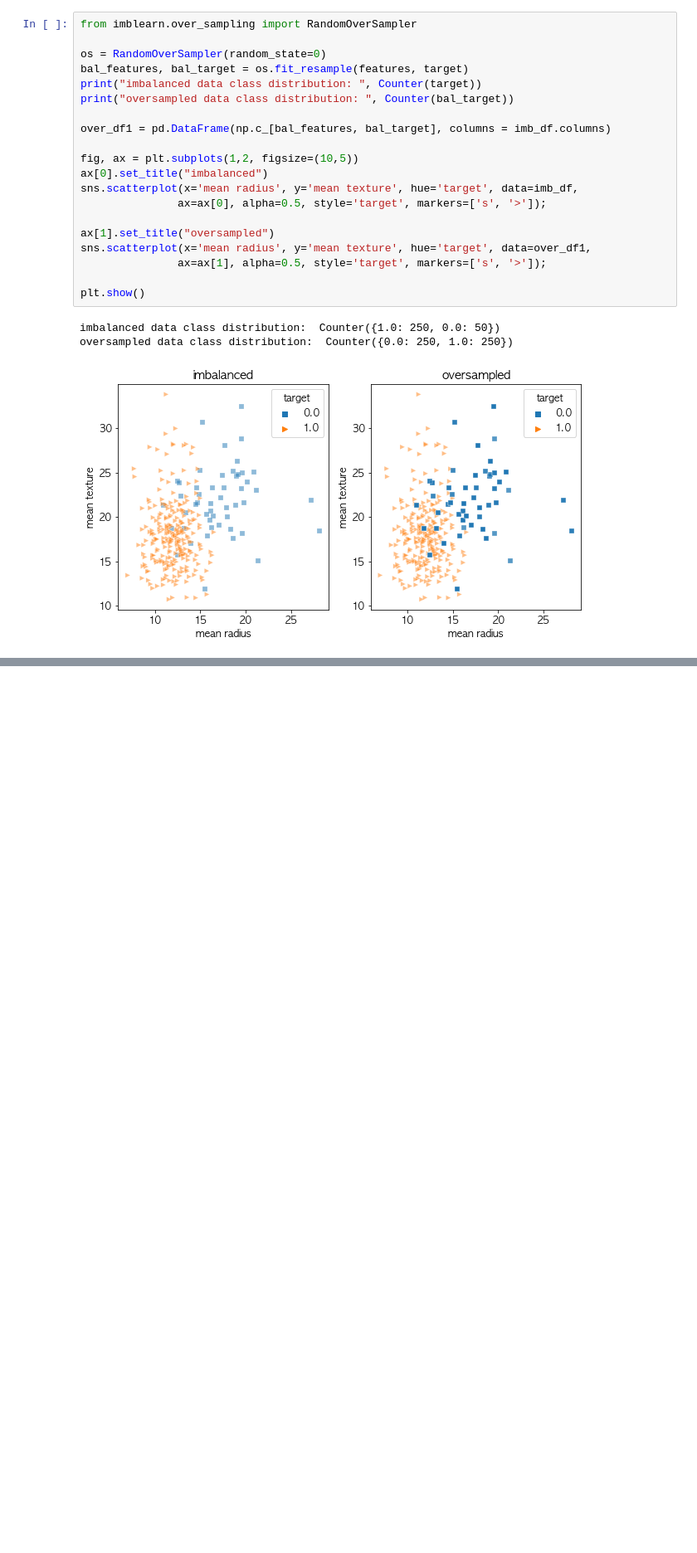
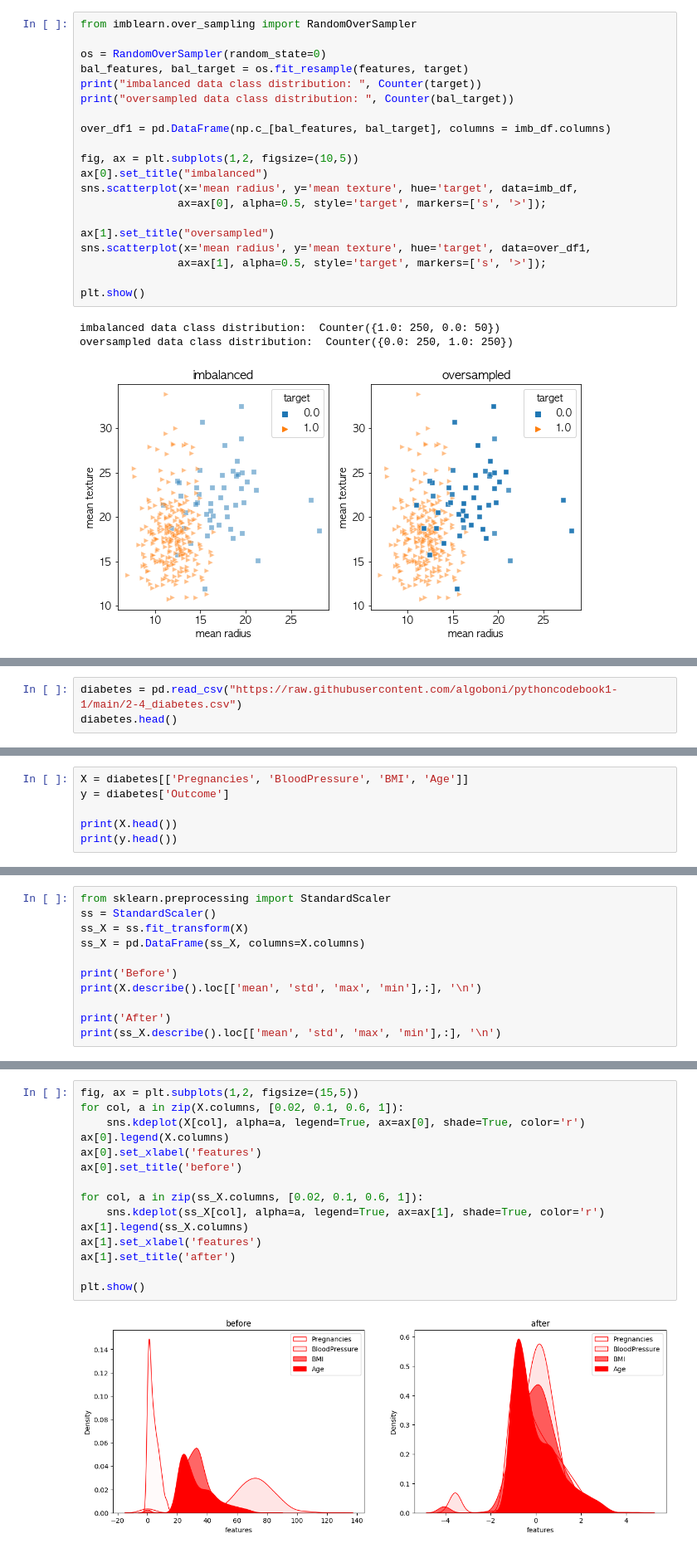
Before and after one commit to klee30810/ADP-study, a Jupyter notebook: stats/codebook/Chap 02. Preprocessing.ipynb, the cells around one changed output, grey strips where cells are left out. Shown at 83% size. Saved outputs shown, nothing was run; the diff lists cells and outputs as text; blank space fills up the shorter version.

Commit message:
codebook preprocessing update

```diff
--- a/stats/codebook/Chap 02. Preprocessing.ipynb
+++ b/stats/codebook/Chap 02. Preprocessing.ipynb
@@ -483,0 +561,3 @@ oversampled data class distribution:  Counter({0.0: 250, 1.0: 250})
+# %%
+diabetes = pd.read_csv("https://raw.githubusercontent.com/algoboni/pythoncodebook1-1/main/2-4_diabetes.csv")
+diabetes.head()
@@ -483,0 +571,6 @@ oversampled data class distribution:  Counter({0.0: 250, 1.0: 250})
+# %%
+X = diabetes[['Pregnancies', 'BloodPressure', 'BMI', 'Age']]
+y = diabetes['Outcome']
+
+print(X.head())
+print(y.head())
@@ -483,0 +594,11 @@ oversampled data class distribution:  Counter({0.0: 250, 1.0: 250})
+# %%
+from sklearn.preprocessing import StandardScaler
+ss = StandardScaler()
+ss_X = ss.fit_transform(X)
+ss_X = pd.DataFrame(ss_X, columns=X.columns)
+
+print('Before')
+print(X.describe().loc[['mean', 'std', 'max', 'min'],:], '\n')
+
+print('After')
+print(ss_X.describe().loc[['mean', 'std', 'max', 'min'],:], '\n')
@@ -483,0 +619,17 @@ oversampled data class distribution:  Counter({0.0: 250, 1.0: 250})
+# %%
+fig, ax = plt.subplots(1,2, figsize=(15,5))
+for col, a in zip(X.columns, [0.02, 0.1, 0.6, 1]):
+    sns.kdeplot(X[col], alpha=a, legend=True, ax=ax[0], shade=True, color='r')
+ax[0].legend(X.columns)
+ax[0].set_xlabel('features')
+ax[0].set_title('before')
+
+for col, a in zip(ss_X.columns, [0.02, 0.1, 0.6, 1]):
+    sns.kdeplot(ss_X[col], alpha=a, legend=True, ax=ax[1], shade=True, color='r')
+ax[1].legend(ss_X.columns)
+ax[1].set_xlabel('features')
+ax[1].set_title('after')
+
+plt.show()
+# %% [output]
+[figure, added]
```
Also changed, not shown: parts of 42 cells of this notebook, 1 other file.
